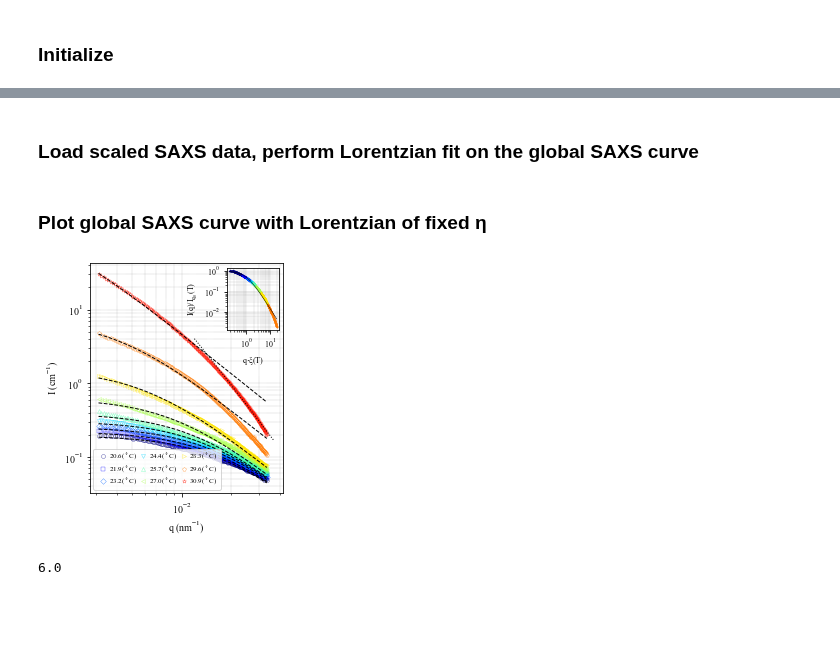
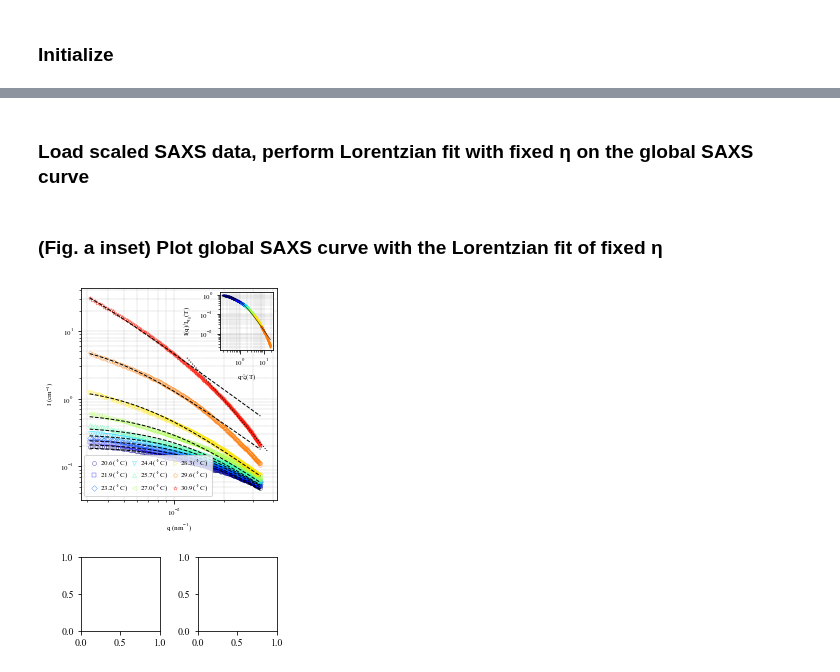
Before and after one commit to AZjk/llps-saxpcs, a Jupyter notebook: H06/H06_FigA_Only.ipynb, the cells around one changed output, grey strips where cells are left out. Drawn from its saved outputs; the diff is of its cells as text; code cells hidden in the pictures; blank space fills up the shorter version.

```diff
--- a/H06/H06_FigA_Only.ipynb
+++ b/H06/H06_FigA_Only.ipynb
@@ -69,19 +84,19 @@ figure_width_inches = figure_width_mm / 25.4
 fig = plt.figure(figsize=(figure_width_inches, figure_width_inches * 1.5), constrained_layout=True)
 gs = fig.add_gridspec(2, 2, height_ratios=[2, 0.7], width_ratios=[1, 1], hspace=0.1)
 ax1 = fig.add_subplot(gs[0, :])  # Subplot (a)
+ax2 = fig.add_subplot(gs[1, 0])  # Subplot (b)
+ax3 = fig.add_subplot(gs[1, 1])  # Subplot (c)
 # Colormap and marker style
 cmap = plt.get_cmap('jet')
-total_curves = len(ql_sta_cleaned)
-colors = [cmap(i / total_curves) for i in range(total_curves)]
+colors = [cmap(i / num_T) for i in range(num_T)]
 marker_styles = ['o', 's', 'D', 'v', '^', '<', '>', 'p', '*']
 
 # Plot I vs. Q at different temperature
-q = ql_sta_cleaned[0]
-for ii in range(len(avg_ramp_up_cleaned)):
-    ax1.loglog(q, avg_ramp_up_cleaned[ii]['saxs_1d'], marker_styles[ii % len(marker_styles)],
+for ii in range(num_T):
+    ax1.loglog(ql, avg_ramp_up_cleaned[ii]['saxs_1d'], marker_styles[ii % len(marker_styles)],
                color=colors[ii], markersize=4, markerfacecolor='none', markeredgewidth=0.3)
-for jj in range(len(avg_ramp_up_cleaned)):
-    Iq_fit = lorentzian_fit_fix_b(q, *fitted_parameters[jj,:])
+for jj in range(num_T):
+    Iq_fit = lorentzian_fit_fix_b(q, Iq0[jj], xi[jj])
     ax1.loglog(q, Iq_fit, '--', color='black', linewidth=1)
 
 # Add manual curve that shows q scaling at higher q and higher temperature
@@ -89,18 +104,19 @@ qx_test = np.logspace(np.log10(1.2e-2), np.log10(3.7e-2), 100)
 I_test = lorentzian_fit(qx_test, 5.5e1, 2e2, 2.9)
 ax1.loglog(qx_test, I_test, ':', color='black', linewidth=1)
 
-ax1.set_xlabel('q ($\\mathdefault{nm^{-1}}$)')
-ax1.set_ylabel('I (cm$^\\mathdefault{-1}$)')
+ax1.set_xlabel('q ($\\mathdefault{nm^{-1}}$)', fontsize=7)
+ax1.set_ylabel('I (cm$^\\mathdefault{-1}$)', fontsize=7)
+ax1.tick_params(axis='both', which='major', labelsize=7)
 ax1.grid(which='both', linestyle=':', linewidth=0.4, color='gray')
 
 # Add legend for temperature
-t = [np.nanmean(avg_dict['temperature']) for avg_dict in avg_ramp_up]
-temperatures = np.array(t[:-1])
+t_list = [np.nanmean(avg_dict['temperature']) for avg_dict in avg_ramp_up]
+temperatures = np.array(t_list[:-1])
 legend_elements = [
     Line2D([0], [0], marker=marker_styles[i % len(marker_styles)],
            color=colors[i], label=f'{temperatures[i]:.1f}($^\circ$C)',
            markersize=4, linewidth=0.4, linestyle='None', markerfacecolor='none', markeredgewidth=0.3)
-    for i in range(len(fitted_parameters))
+    for i in range(num_T)
 ]
 ax1.legend(handles=legend_elements, loc='lower left', fontsize=7, frameon=True,
            ncol=3, labelspacing=0.3, handletextpad=-0.2, columnspacing=-0.1)
@@ -111,5 +127,5 @@ plt.show()
 # %% [markdown]
-### Load scaled SAXS data, perform Lorentzian fit on the global SAXS curve
+### Load scaled SAXS data, perform Lorentzian fit with fixed η on the global SAXS curve
 # %%
 
 with open('SAXS_Global_Scale.pickle', 'rb') as f:
@@ -135,31 +151,53 @@ fitted_y = lorentzian_fit_fix_b(extended_x, Iq0_fit, xi_fit)
 scaled_x = filtered_x * xi_fit
 extended_scaled_x = extended_x * xi_fit
 # %% [markdown]
-### Plot global SAXS curve with Lorentzian of fixed η
+### (Fig. a inset) Plot global SAXS curve with the Lorentzian fit of fixed η
 # %%
 
 # Inset for Normalized and Fitted Curve in subplot (a)
 ax_inset = ax1.inset_axes([0.71, 0.71, 0.27, 0.27])  # Position inset
 for i in range(8):
     start_idx = i * 259
     end_idx = (i + 1) * 259
-    ax_inset.loglog(scaled_x[start_idx:end_idx], filtered_y[start_idx:end_idx], 'o', color=colors[i], markersize=0.5)
+    ax_inset.loglog(scaled_x[start_idx:end_idx], filtered_y[start_idx:end_idx], 'o',
+                    color=colors[i], markersize=0.5)
 ax_inset.loglog(extended_scaled_x, fitted_y, color='black', linewidth=0.5)
-# for i in range(8):
-#     ax_inset.loglog(q*fitted_parameters[i,1], avg_ramp_up_cleaned[i]['saxs_1d']/fitted_parameters[i,0],
-#                     'o', color=colors[i], markersize=0.5)
-ax_inset.set_xlabel(r'q$\cdot\mathdefault{\xi(T)}$', fontsize=8)
-ax_inset.set_ylabel(r'I(q)/I$\mathdefault{_{q_0}(T)}$', fontsize=8)
-ax_inset.tick_params(axis='both', which='major', labelsize=8)
+ax_inset.set_xlabel(r'q$\cdot\mathdefault{\xi(T)}$', fontsize=7)
+ax_inset.set_ylabel(r'I(q)/I$\mathdefault{_{q_0}(T)}$', fontsize=7)
+ax_inset.tick_params(axis='both', which='major', labelsize=7)
 ax_inset.grid(which='both', linestyle=':', linewidth=0.4, color='gray')
 plt.figure(fig)
 plt.show()
 # plt.savefig('./Intermediate_Figures/H06_FigA_Only.pdf', bbox_inches="tight", dpi=600)
 # %% [output]
-[figure, old version]
+[figure, new version]
 # %%
 
 
-200*0.03
+best_T0, best_T0_err = optimize_T0_log(temperatures, xi, xi_err, initial_delta=1.0, num_samples=1000)
+
+# --------------------------
+# Prepare data for subplots (b) and (c)
+T_diff = best_T0 - temperatures
+
+# Fit power laws in log–log space for Iq0 vs (T0-T) and x vs (T0-T)
+log_T_diff = np.log(T_diff)
+log_Iq0 = np.log(Iq0)
+slope_I, intercept_I = np.polyfit(log_T_diff, log_Iq0, 1)
+A_I = np.exp(intercept_I)
+Iq0_fit_curve = A_I * (T_diff ** slope_I)
+
+log_x = np.log(xi)
+slope_x, intercept_x = np.polyfit(log_T_diff, log_x, 1)
+A_x = np.exp(intercept_x)
+x_fit_curve = A_x * (T_diff ** slope_x)
+
+# Generate smooth curves for plotting.
+T_diff_fit = np.linspace(np.min(T_diff), np.max(T_diff), 100)
+Iq0_fit_line = A_I * (T_diff_fit ** slope_I)
+x_fit_line = A_x * (T_diff_fit ** slope_x)
+
+# Generate smooth curves for plotting.
+T_diff_fit = np.linspace(np.min(T_diff), np.max(T_diff), 100)
+Iq0_fit_line = A_I * (T_diff_fit ** slope_I)
+x_fit_line = A_x * (T_diff_fit ** slope_x)
-# %% [output]
-6.0
```
Also changed, not shown: parts of 13 cells of this notebook.
